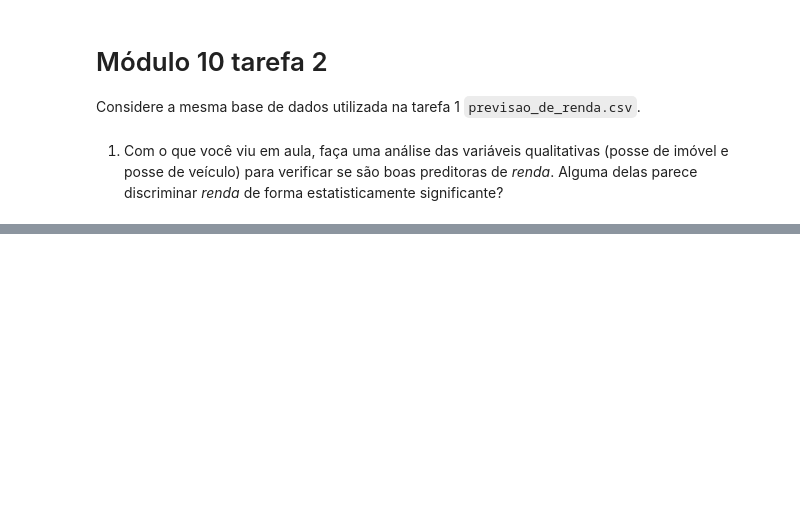
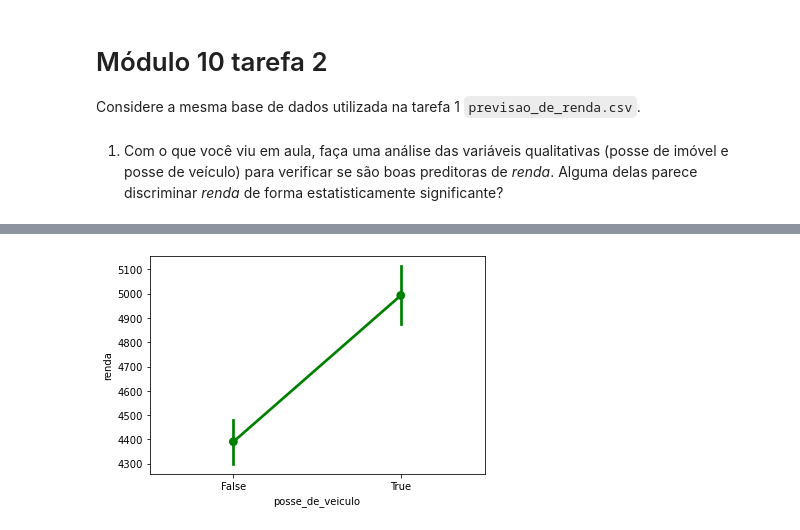
Before and after one commit to RobertoAntoniassi/Modulo-10---Tarefa-02, a Jupyter notebook: Modulo10Tarefa02.ipynb, the cells around one changed output, grey strips where cells are left out. Drawn from its saved outputs; the diff is of its cells as text; code cells hidden in the pictures; blank space fills up the shorter version.

```diff
--- a/Modulo10Tarefa02.ipynb
+++ b/Modulo10Tarefa02.ipynb
@@ -31,0 +32,5 @@ ax = sns.pointplot(x='posse_de_veiculo', y='renda', hue='posse_de_imovel',
+# %%
+ax = sns.pointplot(x='posse_de_veiculo', y='renda',
+                    data=prevrenda, color='green')
+# %% [output]
+[figure, added]
```
Also changed, not shown: parts of 4 cells of this notebook.
